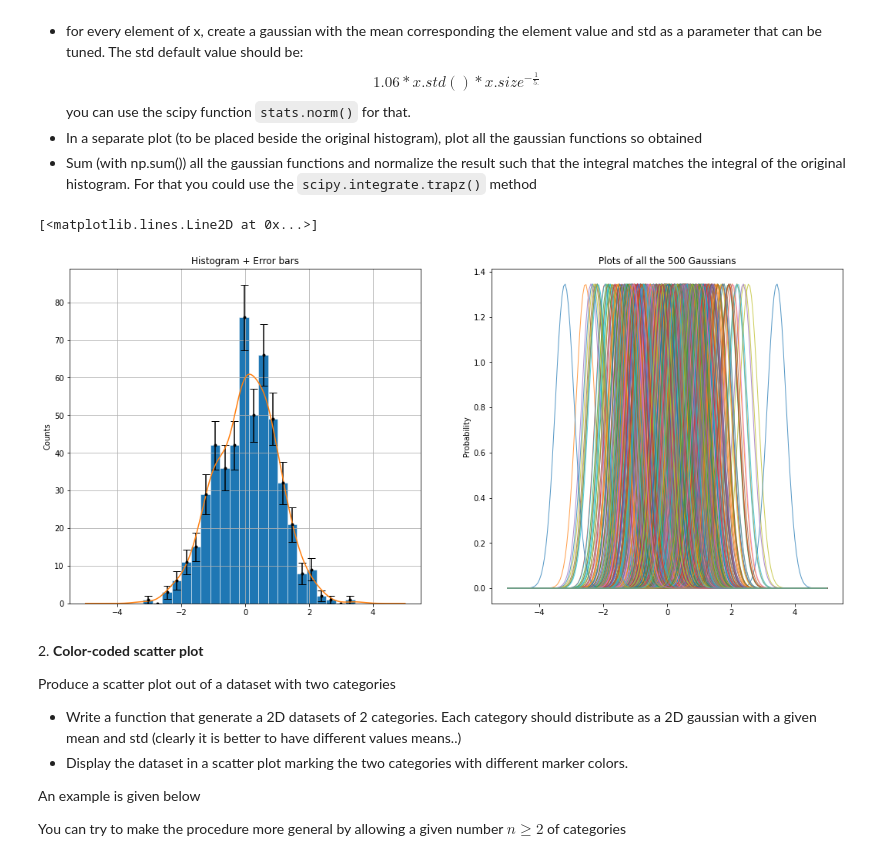
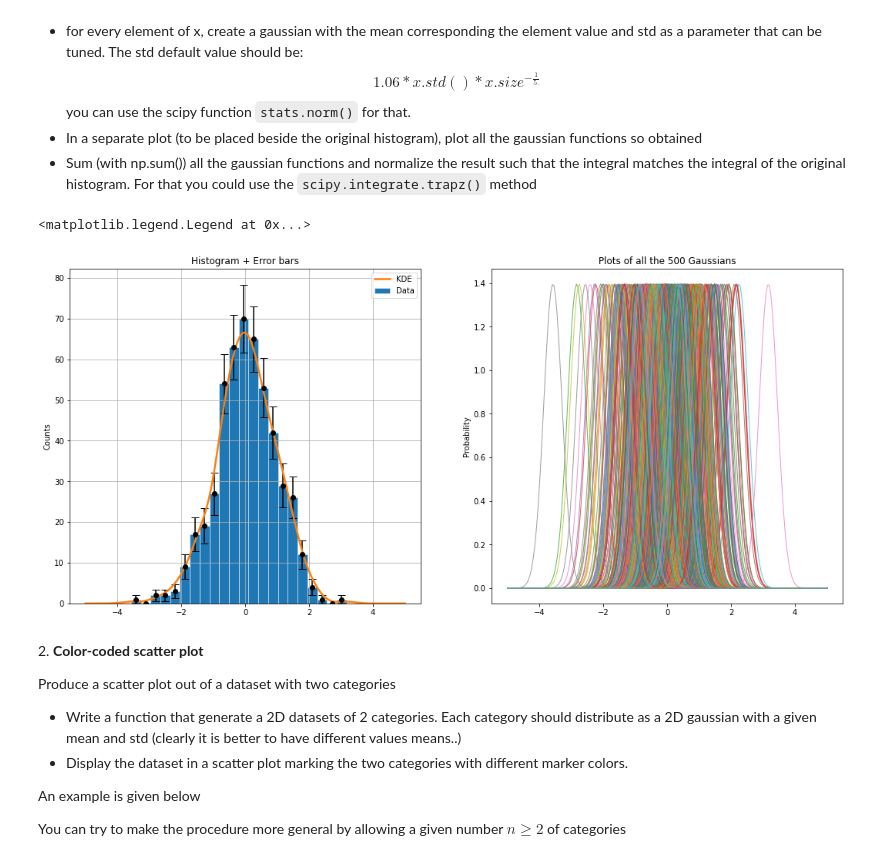
Before and after one commit to PhysicsOfData/LaboratoryOfComputationalPhysics_Y4, a Jupyter notebook: 06ex_Visualization.ipynb, the cells around one changed output. Cells and saved outputs as stored; diff of their text form; code cells hidden in the pictures.

```diff
--- a/06ex_Visualization.ipynb
+++ b/06ex_Visualization.ipynb
@@ -26,38 +26,40 @@ you can use the scipy function `stats.norm()` for that.
 N = 500
 mu, sigma = 0, 1
 x = sigma * np.random.randn(N) + mu
 
 # histogram and error bars
 fig, axs = plt.subplots(1,2, figsize=(18,8))
 axs[0].set_ylabel("Counts")
-hn, hbin, _ = axs[0].hist(x, bins=round(np.sqrt(N)), color='C0', linewidth=0.5, edgecolor="white")
+hn, hbin, _ = axs[0].hist(x, bins=round(np.sqrt(N)), label='Data', color='C0',\
+                          linewidth=0.5, edgecolor="white")
 axs[0].grid()
-axs[0].errorbar((hbin[1:]+hbin[:-1])*0.5, hn, np.sqrt(hn), fmt='.', capsize=5, color='black')
+axs[0].errorbar((hbin[1:]+hbin[:-1])*0.5, hn, np.sqrt(hn), fmt='o', capsize=5, color='black')
 axs[0].set_title("Histogram + Error bars")
 
 # display only the integer ytick labels
 axs[0].set_yticks(axs[0].get_yticks()[axs[0].get_yticks()%1 == 0])
 
 
 # create a vector of Gaussians
 stdef = 1.06*x.std()*(x.size**(-1/5))
 norms = [norm(loc=xmu, scale=stdef) for xmu in x]
 x0 = np.linspace(-5,5,200)
 
 # plot all the Gaussian's PDFs
 axs[1].set_ylabel("Probability")
 axs[1].set_title("Plots of all the "+str(N)+" Gaussians")
 for k in norms:
     axs[1].plot(x0, k.pdf(x0), alpha=0.75, linewidth=1)
 
 # get the (normalized) sum of all the gaussians and plot the result
 nsum = np.sum([k.pdf(x0) for k in norms], axis=0)
 A = (np.sum((hbin[1:]-hbin[:-1]) * hn) / trapezoid(nsum, x0))
 nsum *= A
-axs[0].plot(x0, nsum, color='C1')
+axs[0].plot(x0, nsum, color='C1', label='KDE', linewidth=2.5)
+axs[0].legend()
 # %% [output]
-[<matplotlib.lines.Line2D at 0x...>]
+<matplotlib.legend.Legend at 0x...>
-[figure, old version]
+[figure, new version]
 # %% [markdown]
 2\. **Color-coded scatter plot**
 
```
Also changed, not shown: parts of 3 cells of this notebook.
